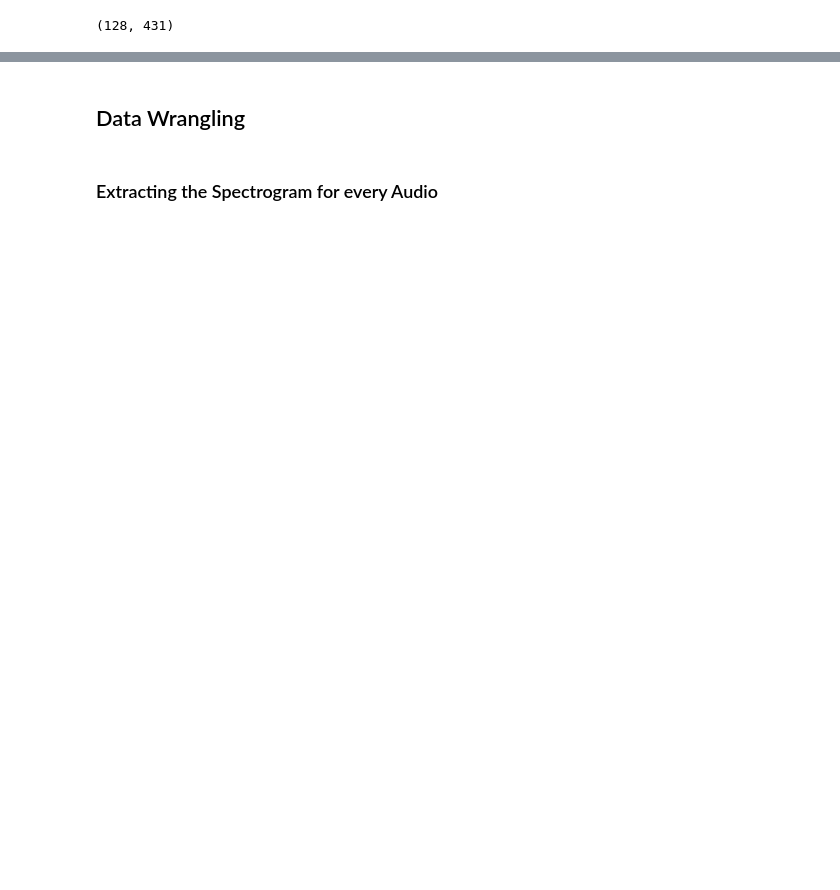
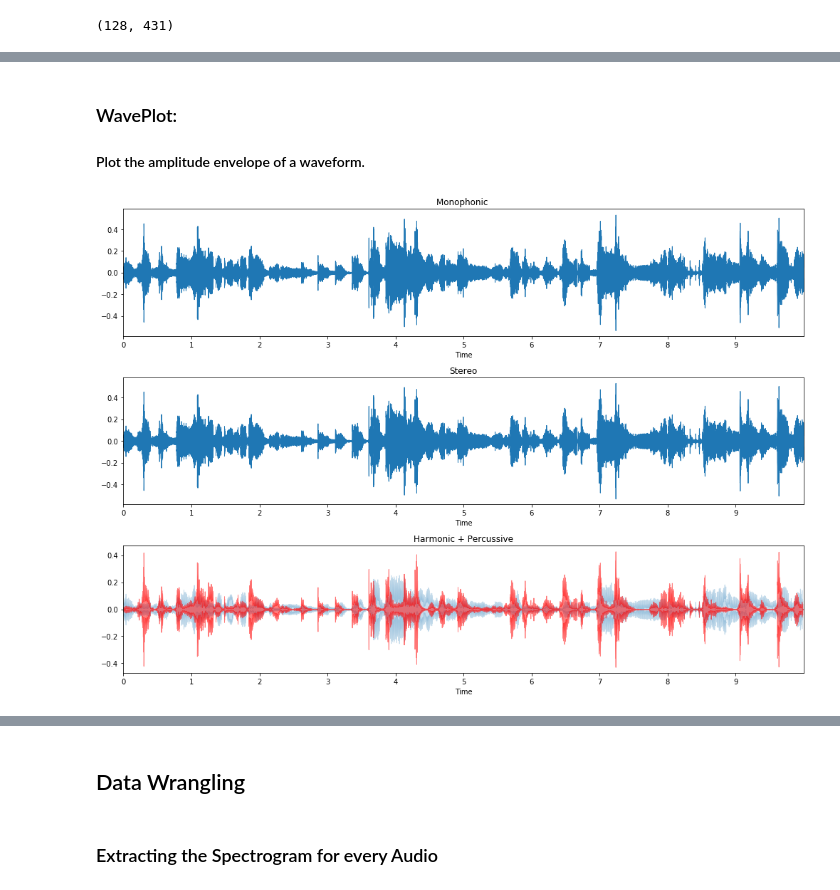
Before and after one commit to emami06/music-genre-classification, a Jupyter notebook: Music-Genre-Classification.ipynb, the cells around one changed output, grey strips where cells are left out. Saved outputs shown, nothing was run; the diff lists cells and outputs as text; code cells hidden in the pictures; blank space fills up the shorter version.

```diff
--- a/Music-Genre-Classification.ipynb
+++ b/Music-Genre-Classification.ipynb
@@ -93,0 +177,28 @@ librosa.display.waveplot(y, sr=sr)
+# %% [markdown]
+### WavePlot:
+#### Plot the amplitude envelope of a waveform.
+# %%
+plt.figure(figsize=(14, 10))
+#librosa.display.waveplot(y, sr=sr)
+
+y, sr = librosa.load('D:/DataScienceFoundation/SpringBoard/Capstone Project2/data/genres/rock/rock.00014.wav', duration=10)
+plt.subplot(3, 1, 1)
+librosa.display.waveplot(y, sr=sr)
+plt.title('Monophonic ')
+
+y, sr = librosa.load('D:/DataScienceFoundation/SpringBoard/Capstone Project2/data/genres/rock/rock.00014.wav', mono=False, duration=10)
+plt.subplot(3, 1, 2)
+librosa.display.waveplot(y, sr=sr)
+plt.title('Stereo')
+
+
+#y, sr = librosa.load(librosa.util.example_audio_file(), duration=10)
+y_harm, y_perc = librosa.effects.hpss(y)
+plt.subplot(3, 1, 3)
+librosa.display.waveplot(y_harm, sr=sr, alpha=0.25)
+librosa.display.waveplot(y_perc, sr=sr, color='r', alpha=0.5)
+plt.title('Harmonic + Percussive')
+plt.tight_layout()
+plt.show()
+# %% [output]
+[figure, added]
```
Also changed, not shown: parts of 16 cells of this notebook.
